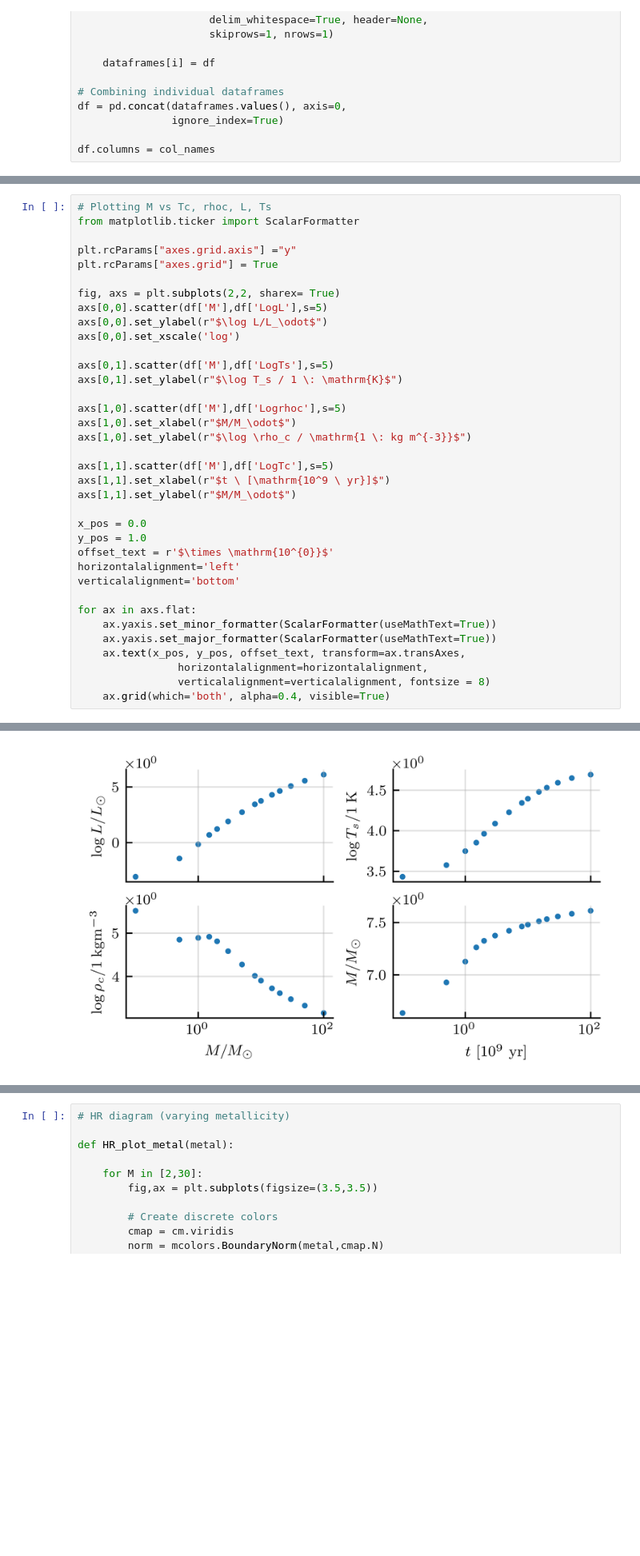
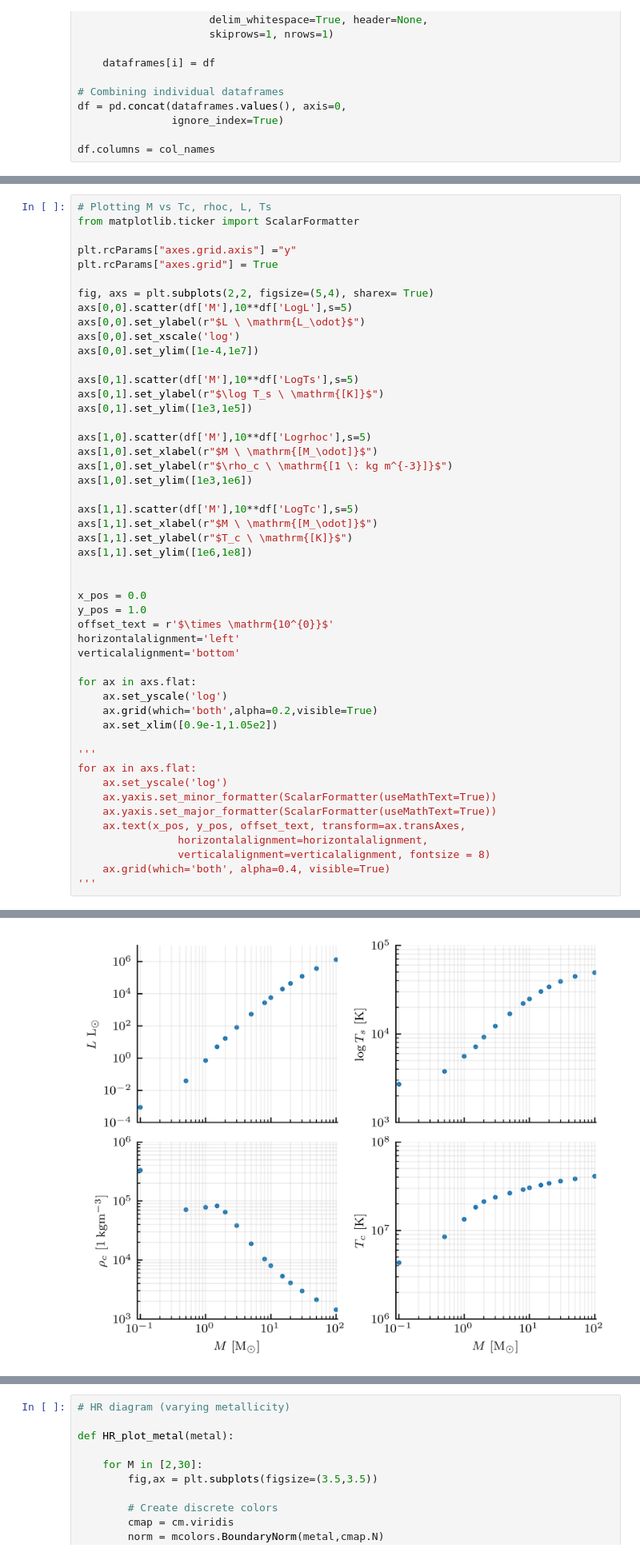
Before and after one commit to JeppJeppsson/Stellar_project, a Jupyter notebook: 3.2.ipynb, the cells around one changed output, grey strips where cells are left out. Shown at 80% size. Saved outputs shown, nothing was run; the diff lists cells and outputs as text; blank space fills up the shorter version.

```diff
--- a/3.2.ipynb
+++ b/3.2.ipynb
@@ -49,21 +67,26 @@ from matplotlib.ticker import ScalarFormatter
 plt.rcParams["axes.grid.axis"] ="y"
 plt.rcParams["axes.grid"] = True
 
-fig, axs = plt.subplots(2,2, sharex= True)
-axs[0,0].scatter(df['M'],df['LogL'],s=5)
-axs[0,0].set_ylabel(r"$\log L/L_\odot$")
+fig, axs = plt.subplots(2,2, figsize=(5,4), sharex= True)
+axs[0,0].scatter(df['M'],10**df['LogL'],s=5)
+axs[0,0].set_ylabel(r"$L \ \mathrm{L_\odot}$")
 axs[0,0].set_xscale('log')
+axs[0,0].set_ylim([1e-4,1e7])
 
-axs[0,1].scatter(df['M'],df['LogTs'],s=5)
-axs[0,1].set_ylabel(r"$\log T_s / 1 \: \mathrm{K}$")
+axs[0,1].scatter(df['M'],10**df['LogTs'],s=5)
+axs[0,1].set_ylabel(r"$\log T_s \ \mathrm{[K]}$")
+axs[0,1].set_ylim([1e3,1e5])
 
-axs[1,0].scatter(df['M'],df['Logrhoc'],s=5)
-axs[1,0].set_xlabel(r"$M/M_\odot$")
-axs[1,0].set_ylabel(r"$\log \rho_c / \mathrm{1 \: kg m^{-3}}$")
+axs[1,0].scatter(df['M'],10**df['Logrhoc'],s=5)
+axs[1,0].set_xlabel(r"$M \ \mathrm{[M_\odot]}$")
+axs[1,0].set_ylabel(r"$\rho_c \ \mathrm{[1 \: kg m^{-3}]}$")
+axs[1,0].set_ylim([1e3,1e6])
 
-axs[1,1].scatter(df['M'],df['LogTc'],s=5)
-axs[1,1].set_xlabel(r"$t \ [\mathrm{10^9 \ yr}]$")
-axs[1,1].set_ylabel(r"$M/M_\odot$")
+axs[1,1].scatter(df['M'],10**df['LogTc'],s=5)
+axs[1,1].set_xlabel(r"$M \ \mathrm{[M_\odot]}$")
+axs[1,1].set_ylabel(r"$T_c \ \mathrm{[K]}$")
+axs[1,1].set_ylim([1e6,1e8])
+
 
 x_pos = 0.0
 y_pos = 1.0
@@ -72,10 +95,18 @@ horizontalalignment='left'
 verticalalignment='bottom'
 
 for ax in axs.flat:
+    ax.set_yscale('log')
+    ax.grid(which='both',alpha=0.2,visible=True)
+    ax.set_xlim([0.9e-1,1.05e2])
+
+'''
+for ax in axs.flat:
+    ax.set_yscale('log')
     ax.yaxis.set_minor_formatter(ScalarFormatter(useMathText=True))
     ax.yaxis.set_major_formatter(ScalarFormatter(useMathText=True))
     ax.text(x_pos, y_pos, offset_text, transform=ax.transAxes,
                 horizontalalignment=horizontalalignment,
                 verticalalignment=verticalalignment, fontsize = 8)
     ax.grid(which='both', alpha=0.4, visible=True)
+'''
 # %% [output]
@@ -82,4 +114,4 @@ for ax in axs.flat:
-[figure, old version]
+[figure, new version]
 # %%
 # HR diagram (metallicity constant)
 def HR_plot(masses,distinct_styles=False,annotated=False):
```
Also changed, not shown: parts of 3 cells of this notebook.
